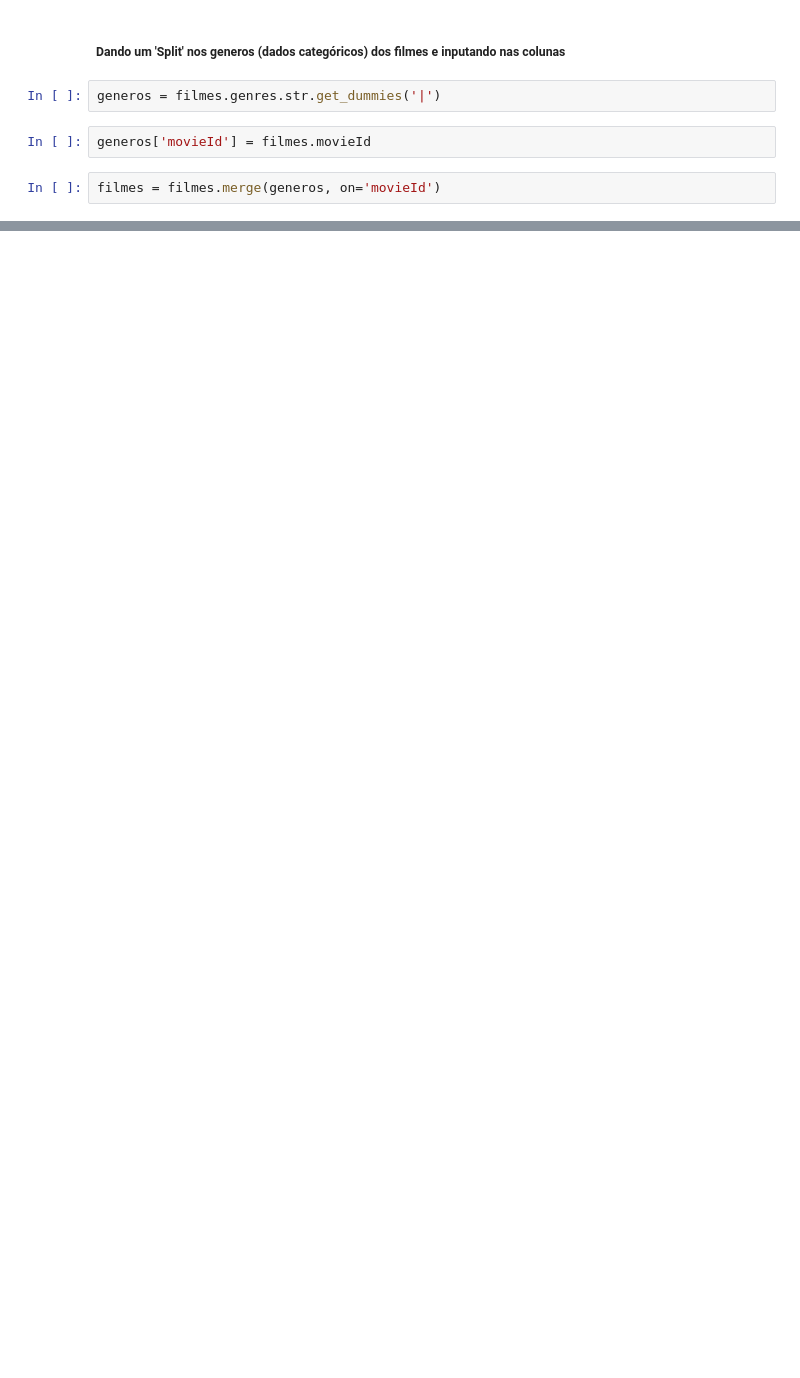
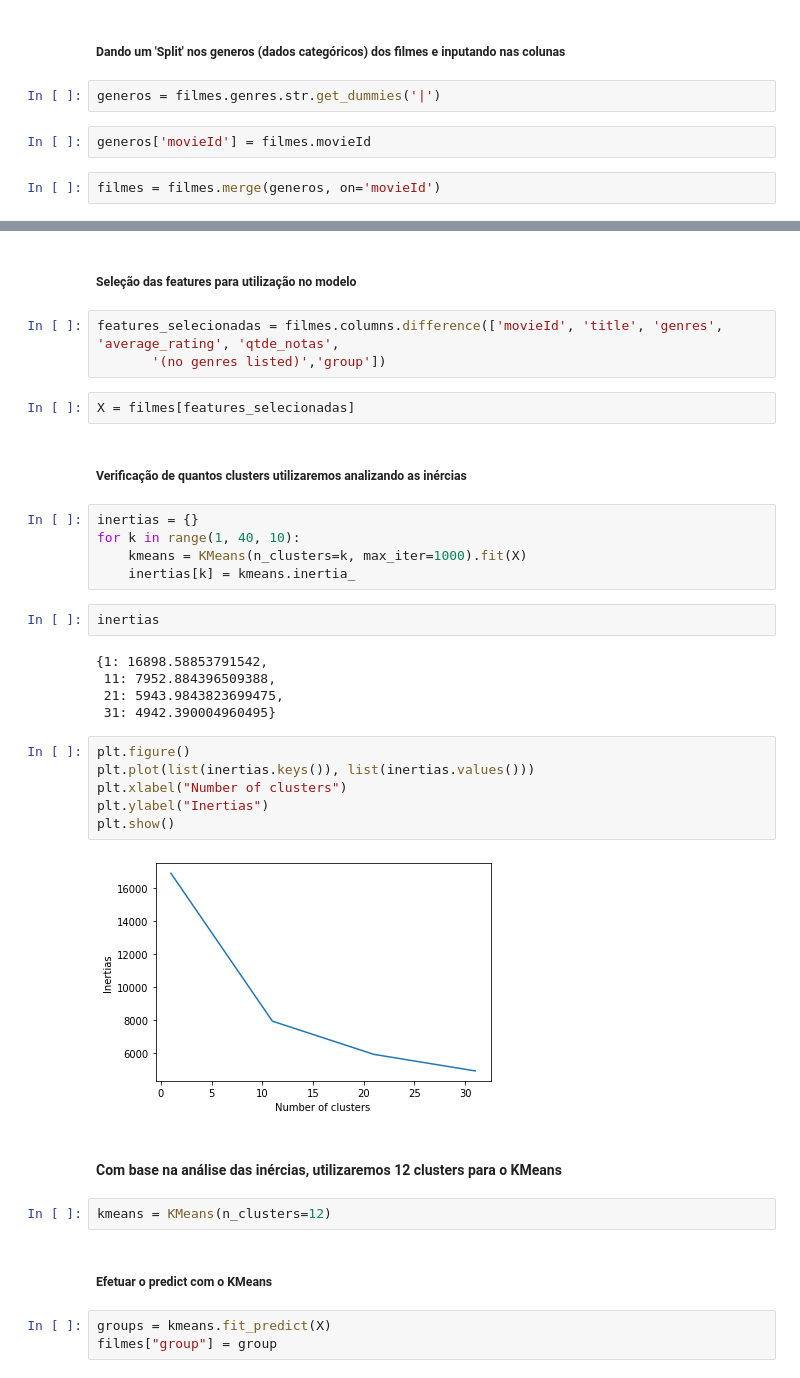
Before and after one commit to fernandoCanuto/ML_Project, a Jupyter notebook: ML_Project.ipynb, the cells around one changed output, grey strips where cells are left out. Cells and saved outputs as stored; diff of their text form; blank space fills up the shorter version.

```diff
--- a/ML_Project.ipynb
+++ b/ML_Project.ipynb
@@ -282,0 +366,38 @@ filmes
+# %% [markdown]
+##### Seleção das features para utilização no modelo
+# %%
+features_selecionadas = filmes.columns.difference(['movieId', 'title', 'genres', 'average_rating', 'qtde_notas',
+       '(no genres listed)','group'])
+# %%
+X = filmes[features_selecionadas]
+# %% [markdown]
+##### Verificação de quantos clusters utilizaremos analizando as inércias
+# %%
+inertias = {}
+for k in range(1, 40, 10):
+    kmeans = KMeans(n_clusters=k, max_iter=1000).fit(X)
+    inertias[k] = kmeans.inertia_
+# %%
+inertias
+# %% [output]
+{1: 16898.58853791542,
+ 11: 7952.884396509388,
+ 21: 5943.9843823699475,
+ 31: 4942.390004960495}
+# %%
+plt.figure()
+plt.plot(list(inertias.keys()), list(inertias.values()))
+plt.xlabel("Number of clusters")
+plt.ylabel("Inertias")
+plt.show()
+# %% [output]
+[figure, added]
+# %% [markdown]
+#### Com base na análise das inércias, utilizaremos 12 clusters para o KMeans
+# %%
+kmeans = KMeans(n_clusters=12)
+# %% [markdown]
+##### Efetuar o predict com o KMeans
+# %%
+groups = kmeans.fit_predict(X)
+filmes["group"] = group
```
Also changed, not shown: parts of 42 cells of this notebook.
